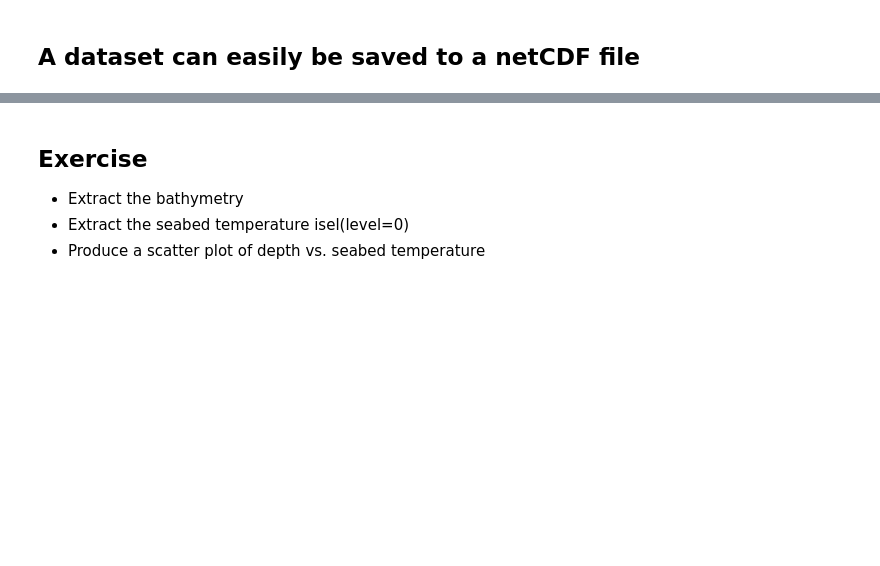
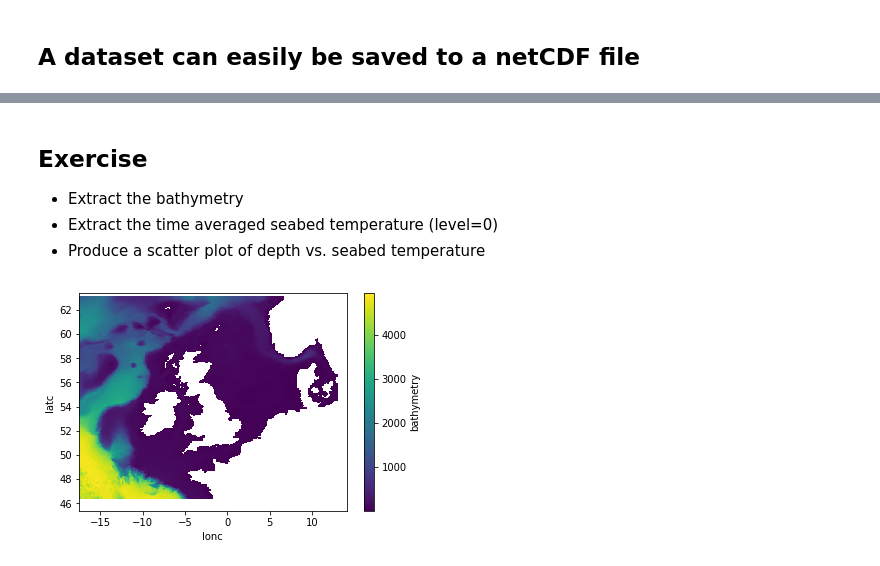
Before and after one commit to ueapy/pythoncourse2018-materials, a Jupyter notebook: notebooks/18-NetCDF-Intro.ipynb, the cells around one changed output, grey strips where cells are left out. Cells and saved outputs as stored; diff of their text form; code cells hidden in the pictures; blank space fills up the shorter version.

```diff
--- a/notebooks/18-NetCDF-Intro.ipynb
+++ b/notebooks/18-NetCDF-Intro.ipynb
@@ -345,7 +480,7 @@ print(type( GETM['temp'])   )
 ## Exercise
 
 * Extract the bathymetry
-* Extract the seabed temperature    isel(level=0)
+* Extract the time averaged seabed temperature (level=0)
 * Produce a scatter plot of depth vs. seabed temperature
 # %%
 # bathy = GETM
@@ -353,3 +488,8 @@ print(type( GETM['temp'])   )
 # bedtemp=GETM
 
 # plt.scatter(  , ,marker='.')
+# %%
+bathy = GETM['bathymetry']
+bathy.plot();
+# %% [output]
+[figure, added]
```
Also changed, not shown: parts of 31 cells of this notebook.
